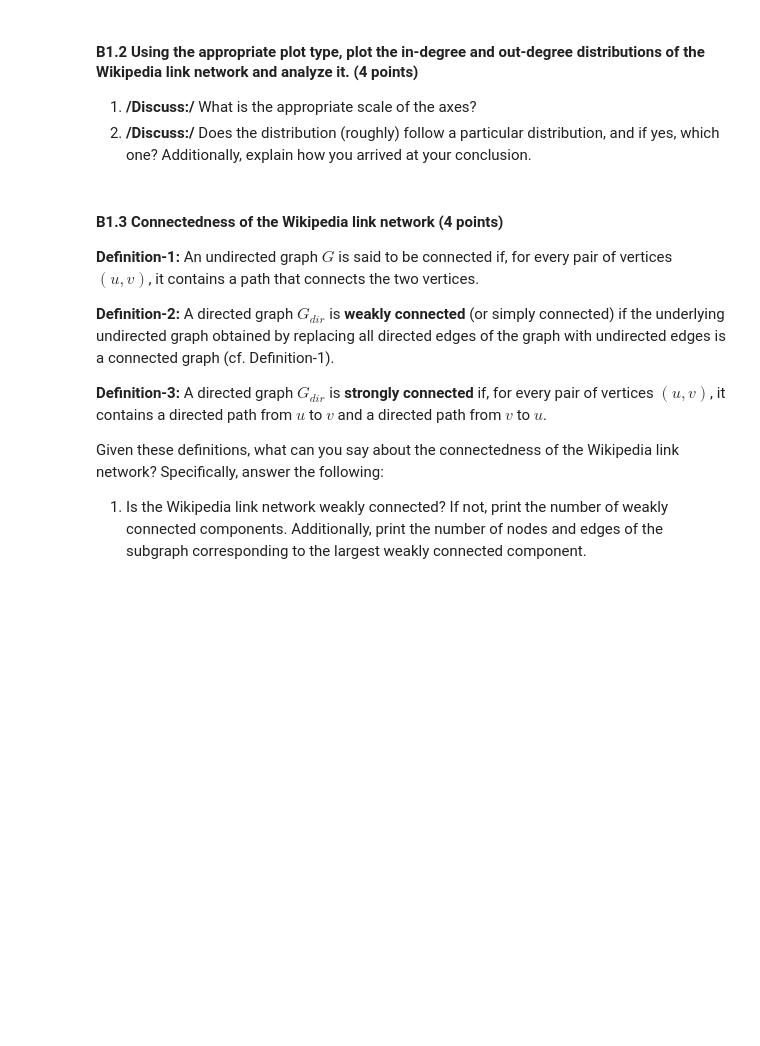
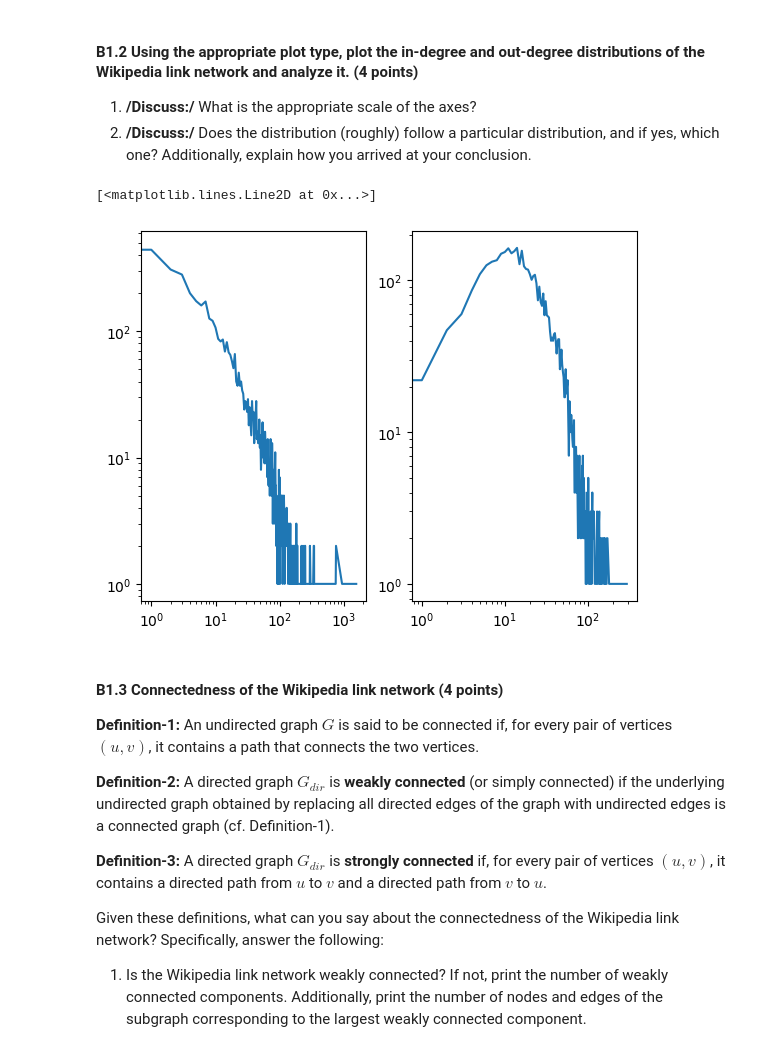
Before and after one commit to Thomas-Toignons/ADA2024, a Jupyter notebook: Old Exams/2020/exam.ipynb, the cells around one changed output. Saved outputs shown, nothing was run; the diff lists cells and outputs as text; code cells hidden in the pictures; blank space fills up the shorter version.

```diff
--- a/Old Exams/2020/exam.ipynb
+++ b/Old Exams/2020/exam.ipynb
@@ -277,0 +348,10 @@ weighted avg      0.960     0.968     0.958       342
+# %%
+# 1
+net = pd.read_csv("./data/links_task-B.tsv.gz", sep='\t')
+G = nx.from_pandas_edgelist(net, source='linkSource', target='linkTarget', create_using=nx.MultiDiGraph)
+print(G)
+degree = []
+for node in G.nodes:
+    deg = G.degree(node)
+    degree.append(deg)
+print(f"Average degree: {np.mean(degree)/2:.2f}")
@@ -284,3 +365,30 @@ weighted avg      0.960     0.968     0.958       342
+# %%
+indegrees = {}
+outdegrees = {}
+for node in G.nodes():
+    indegree = G.in_degree(node)
+    outdegree = G.out_degree(node)
+
+    if indegree not in indegrees:
+        indegrees[indegree] = 0
+    if outdegree not in outdegrees:
+        outdegrees[outdegree] = 0
+
+    indegrees[indegree] += 1
+    outdegrees[outdegree] +=1
+
+indegrees = dict(sorted(indegrees.items(), reverse=False))
+outdegrees = dict(sorted(outdegrees.items(), reverse=False))
+
+fig, axes = plt.subplots(1,2)
+axes[0].set(yscale='log', xscale='log')
+axes[1].set(yscale='log', xscale='log')
+
+axes[0].plot(indegrees.keys(), indegrees.values())
+axes[1].plot(outdegrees.keys(), outdegrees.values())
+# %% [output]
+[<matplotlib.lines.Line2D at 0x...>]
+[figure, added]
 # %% [markdown]
 #### B1.3 Connectedness of the Wikipedia link network (4 points)
 
```
Also changed, not shown: parts of 20 cells of this notebook.
